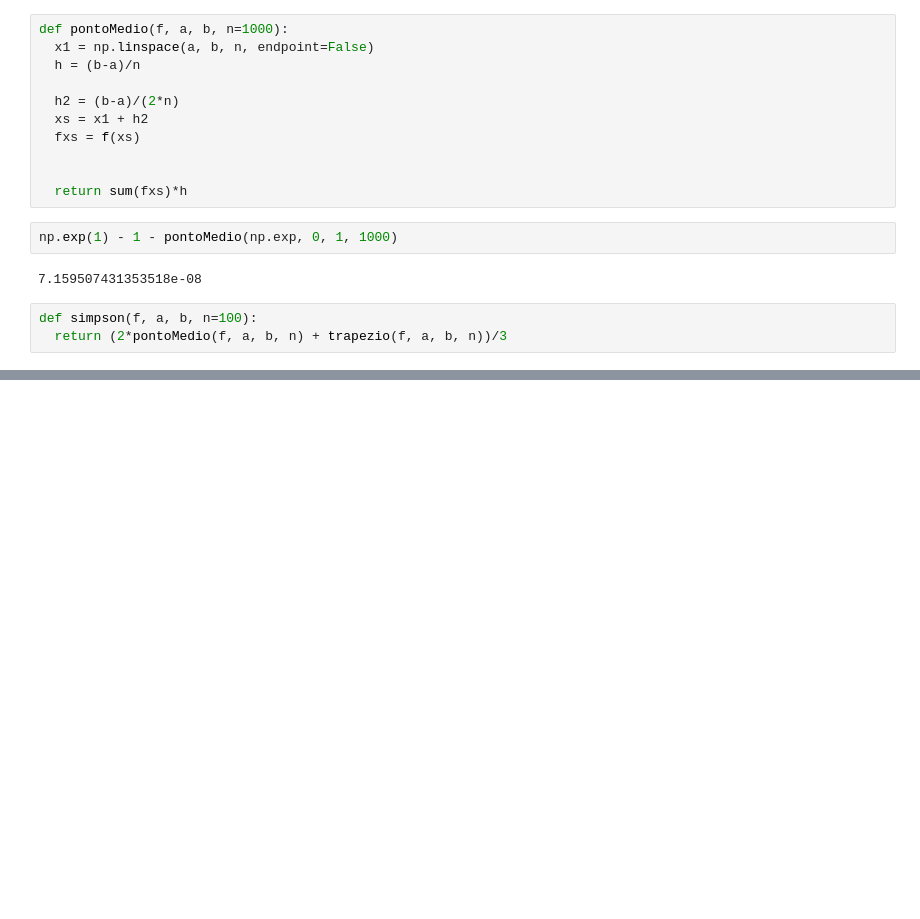
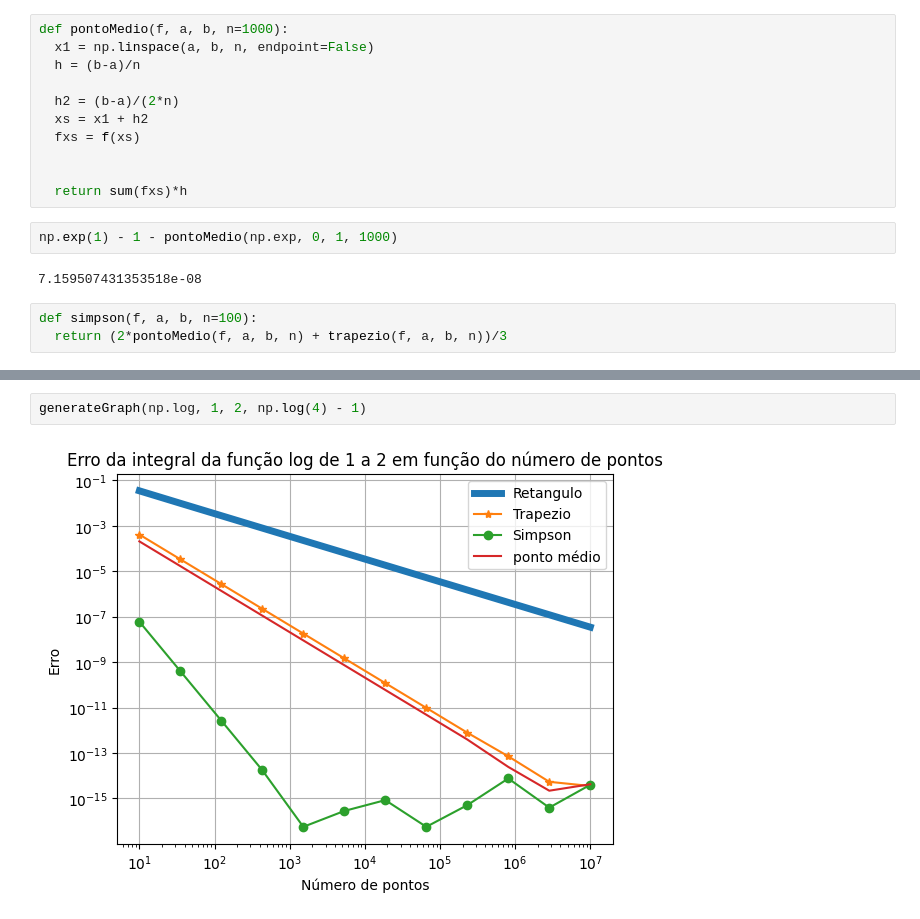
Before and after one commit to gustavo-m-vieira/comp-cient, a Jupyter notebook: Aulas/25-10.ipynb, the cells around one changed output, grey strips where cells are left out. Drawn from its saved outputs; the diff is of its cells as text; blank space fills up the shorter version.

```diff
--- a/Aulas/25-10.ipynb
+++ b/Aulas/25-10.ipynb
@@ -83,0 +84,4 @@ generateGraph(np.exp, 0, 1, np.exp(1) - 1, 5)
+# %%
+generateGraph(np.log, 1, 2, np.log(4) - 1)
+# %% [output]
+[figure, added]
```
Also changed, not shown: parts of 16 cells of this notebook.
